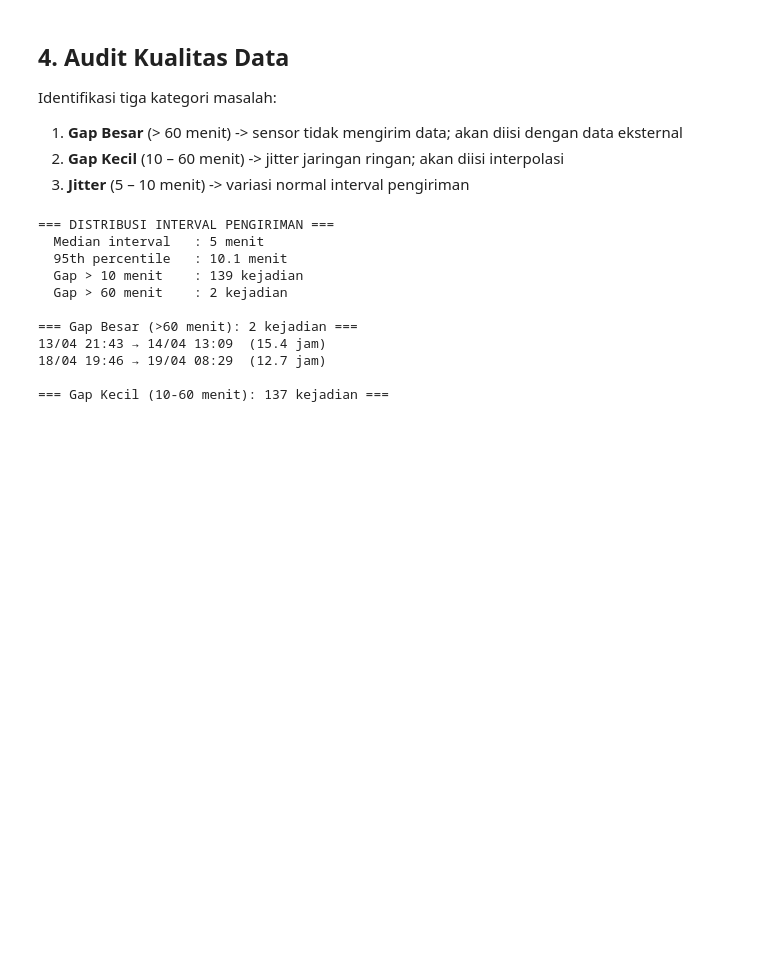
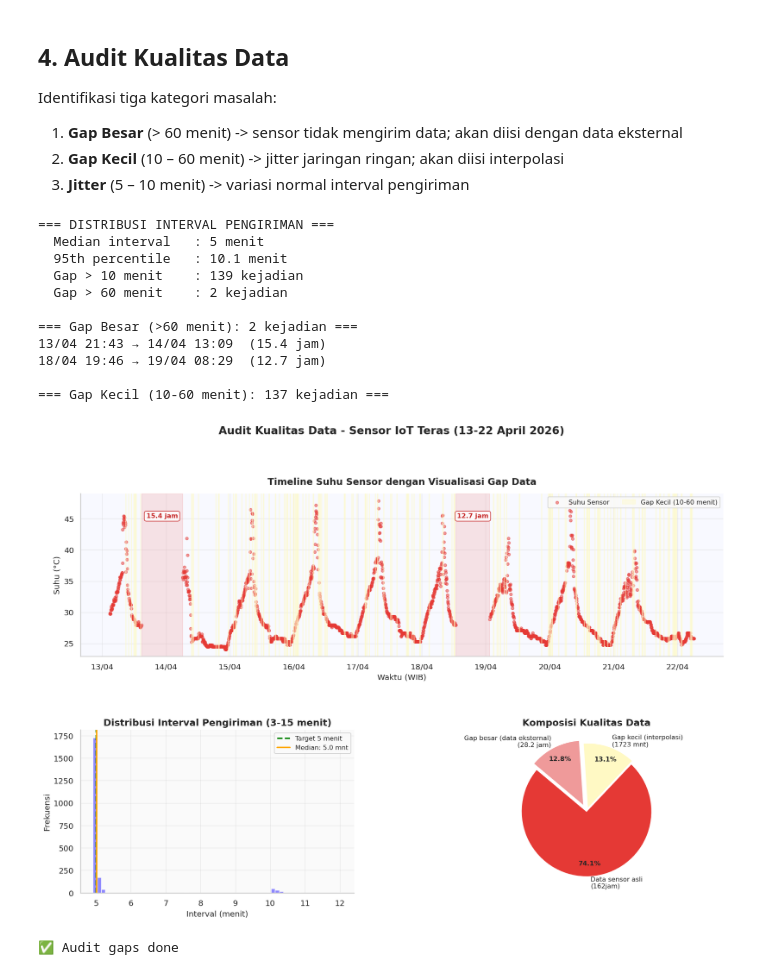
Before and after one commit to delafajarmulia/suhu-detector-ai, a Jupyter notebook: weather_analysis_3.ipynb, the cells around one changed output. Saved outputs shown, nothing was run; the diff lists cells and outputs as text; code cells hidden in the pictures; blank space fills up the shorter version.

Commit message:
add: audit gaps visualization

```diff
--- a/weather_analysis_3.ipynb
+++ b/weather_analysis_3.ipynb
@@ -231,3 +231,73 @@ print(f'\n=== Gap Kecil (10-60 menit): {len(small_gaps_df)} kejadian ===')
 18/04 19:46 → 19/04 08:29  (12.7 jam)
 
 === Gap Kecil (10-60 menit): 137 kejadian ===
+# %%
+# visualisasi gap audit
+fig = plt.figure(figsize=(16,10))
+gs = gridspec.GridSpec(2, 2, figure=fig, hspace=0.45, wspace=0.35)
+
+ax1 = fig.add_subplot(gs[0, :]) # full width untuk timeline gap
+ax2 = fig.add_subplot(gs[1, 0]) # distribusi interval
+ax3 = fig.add_subplot(gs[1, 1]) # pie chart komposisi data
+
+# plot 1
+# timeline scatter dengan highlight gap
+ax1.scatter(df.index, df['suhu'], s=15, alpha=0.5, color=PALETTE['suhu'], label='Suhu Sensor')
+for _, row in big_gaps_df.iterrows():
+  ax1.axvspan(row['start'], row['end'], alpha=0.25, color=PALETTE['gap_big'],
+              label='Gap Besar (>1 jam)' if _ == small_gaps_df.index[0] else '')
+for _, row in small_gaps_df.iterrows():
+  ax1.axvspan(row['start'], row['end'], alpha=0.4, color=PALETTE['gap_sm'],
+              label='Gap Kecil (10-60 menit)' if _ == small_gaps_df.index[0] else '')
+
+ax1.set_title('Timeline Suhu Sensor dengan Visualisasi Gap Data', pad=12)
+ax1.set_ylabel('Suhu (°C)')
+ax1.set_xlabel('Waktu (WIB)')
+ax1.xaxis.set_major_formatter(mdates.DateFormatter('%d/%m'))
+ax1.xaxis.set_major_locator(mdates.DayLocator())
+ax1.legend(fontsize=9, ncol=3, loc='upper right')
+ax1.set_facecolor('#F8F9FF')
+
+# annotate big gaps
+for _, row in big_gaps_df.iterrows():
+  mid = row['start'] + (row['end'] - row['start']) / 2
+  ax1.annotate(f"{row['gap_menit']/60:.1f} jam",
+                 xy=(mid, ax1.get_ylim()[1]*0.92), ha='center', fontsize=9,
+                 color='#C62828', fontweight='bold',
+                 bbox=dict(boxstyle='round,pad=0.3', fc='white', ec='#C62828', alpha=0.85))
+
+# plot 2 -> histogram interval
+ax2.hist(q[(q>=3)&(q<=15)], bins=60, color=PALETTE['accent'], alpha=0.75, edgecolor='white')
+ax2.axvline(5, color='green', ls='--', lw=2, label='Target 5 menit')
+ax2.axvline(q.median(), color='orange', ls='-', lw=2, label=f'Median: {q.median():.1f} mnt')
+ax2.set_title('Distribusi Interval Pengiriman (3-15 menit)')
+ax2.set_xlabel('Interval (menit)')
+ax2.set_ylabel('Frekuensi')
+ax2.legend(fontsize=9)
+
+# plot 3 -> pie chart komposisi data
+total_menit_big = big_gaps_df['gap_menit'].sum()
+total_menit_small = small_gaps_df['gap_menit'].sum()
+total_menit_data = (df.index.max() - df.index.min()).total_seconds()/60
+menit_asli = total_menit_data - total_menit_big - total_menit_small
+
+sizes = [menit_asli, total_menit_small, total_menit_big]
+labels = [f'Data sensor asli\n({menit_asli/60:.0f}jam)',
+          f'Gap kecil (interpolasi)\n({total_menit_small:.0f} mnt)',
+          f'Gap besar (data eksternal)\n({total_menit_big/60:.1f} jam)']
+colors_pie = [PALETTE['suhu'], PALETTE['gap_sm'], PALETTE['gap_big']]
+explode = (0, 0.05, 0.1)
+wedges, texts, autotexts = ax3.pie(sizes, labels=labels, colors=colors_pie,
+    autopct='%1.1f%%', explode=explode, startangle=140,
+    textprops={'fontsize': 9}, pctdistance=0.8)
+for at in autotexts: at.set_fontweight('bold')
+ax3.set_title('Komposisi Kualitas Data')
+
+fig.suptitle('Audit Kualitas Data - Sensor IoT Teras (13-22 April 2026)',
+             fontsize=15, fontweight='bold', y=1.01)
+plt.savefig('fig_audit_gap.png', dpi=130, bbox_inches='tight')
+plt.show()
+print('✅ Audit gaps done')
+# %% [output]
+[figure, added]
+✅ Audit gaps done
```
